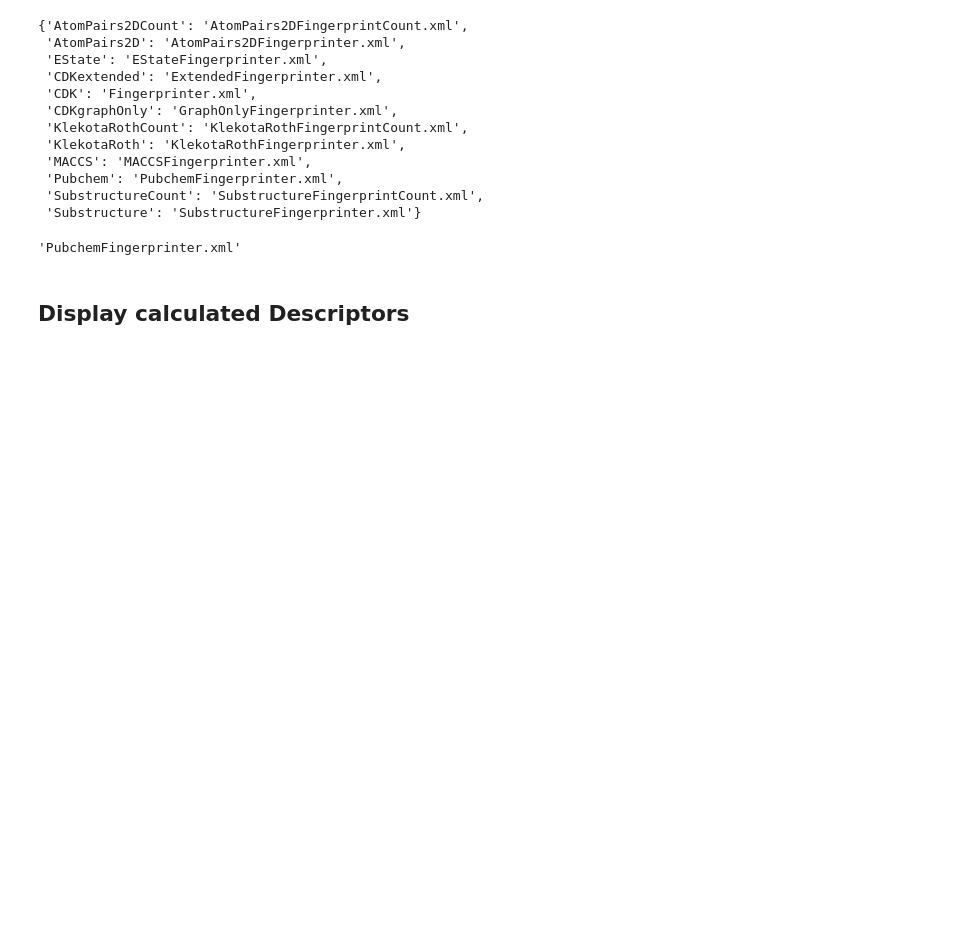
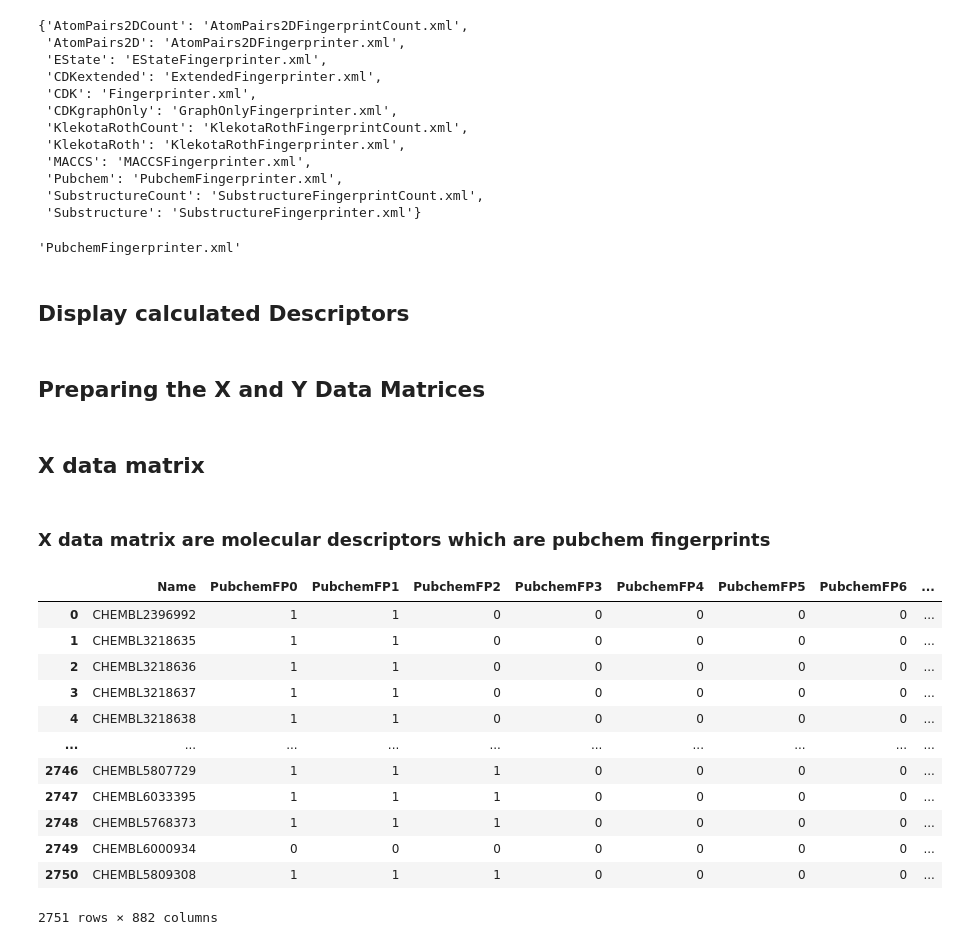
Before and after one commit to Pavalya-Periyasamy05/Machine-Learning-and-AI, a Jupyter notebook: Compute_Molecular_Descriptor.ipynb, the cells around one changed output. Saved outputs shown, nothing was run; the diff lists cells and outputs as text; code cells hidden in the pictures; blank space fills up the shorter version.

```diff
--- a/Compute_Molecular_Descriptor.ipynb
+++ b/Compute_Molecular_Descriptor.ipynb
@@ -220,5 +222,26 @@ padeldescriptor(mol_dir = "molecule_smi",                 # Path to the folder c
 # %% [markdown]
 ## **Display calculated Descriptors**
 # %%
-descriptors = pd.read_csv(fingerprint_output_file)
-descriptors
+df_X_fingerprints = pd.read_csv(fingerprint_output_file)
+# %% [markdown]
+## **Preparing the X and Y Data Matrices**
+# %% [markdown]
+## **X data matrix**
+# %% [markdown]
+### X data matrix are molecular descriptors which are pubchem fingerprints
+# %%
+df_X_fingerprints
+# %% [output]
+|  | Name | PubchemFP0 | PubchemFP1 | PubchemFP2 | PubchemFP3 | PubchemFP4 | PubchemFP5 | PubchemFP6 | ... |
+| 0 | CHEMBL2396992 | 1 | 1 | 0 | 0 | 0 | 0 | 0 | ... |
+| 1 | CHEMBL3218635 | 1 | 1 | 0 | 0 | 0 | 0 | 0 | ... |
+| 2 | CHEMBL3218636 | 1 | 1 | 0 | 0 | 0 | 0 | 0 | ... |
+| 3 | CHEMBL3218637 | 1 | 1 | 0 | 0 | 0 | 0 | 0 | ... |
+| 4 | CHEMBL3218638 | 1 | 1 | 0 | 0 | 0 | 0 | 0 | ... |
+| ... | ... | ... | ... | ... | ... | ... | ... | ... | ... |
+| 2746 | CHEMBL5807729 | 1 | 1 | 1 | 0 | 0 | 0 | 0 | ... |
+| 2747 | CHEMBL6033395 | 1 | 1 | 1 | 0 | 0 | 0 | 0 | ... |
+| 2748 | CHEMBL5768373 | 1 | 1 | 1 | 0 | 0 | 0 | 0 | ... |
+| 2749 | CHEMBL6000934 | 0 | 0 | 0 | 0 | 0 | 0 | 0 | ... |
+| 2750 | CHEMBL5809308 | 1 | 1 | 1 | 0 | 0 | 0 | 0 | ... |
+2751 rows × 882 columns
```
Also changed, not shown: parts of 9 cells of this notebook.
